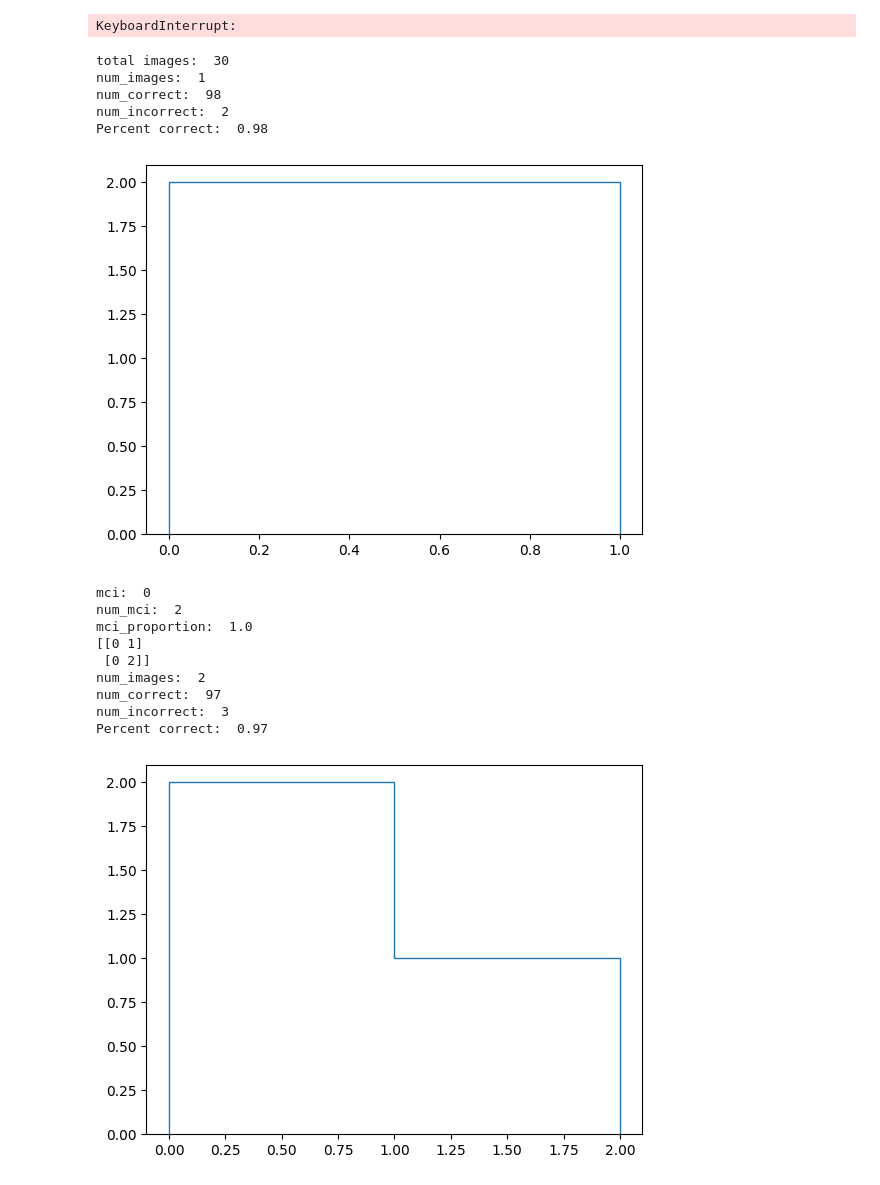
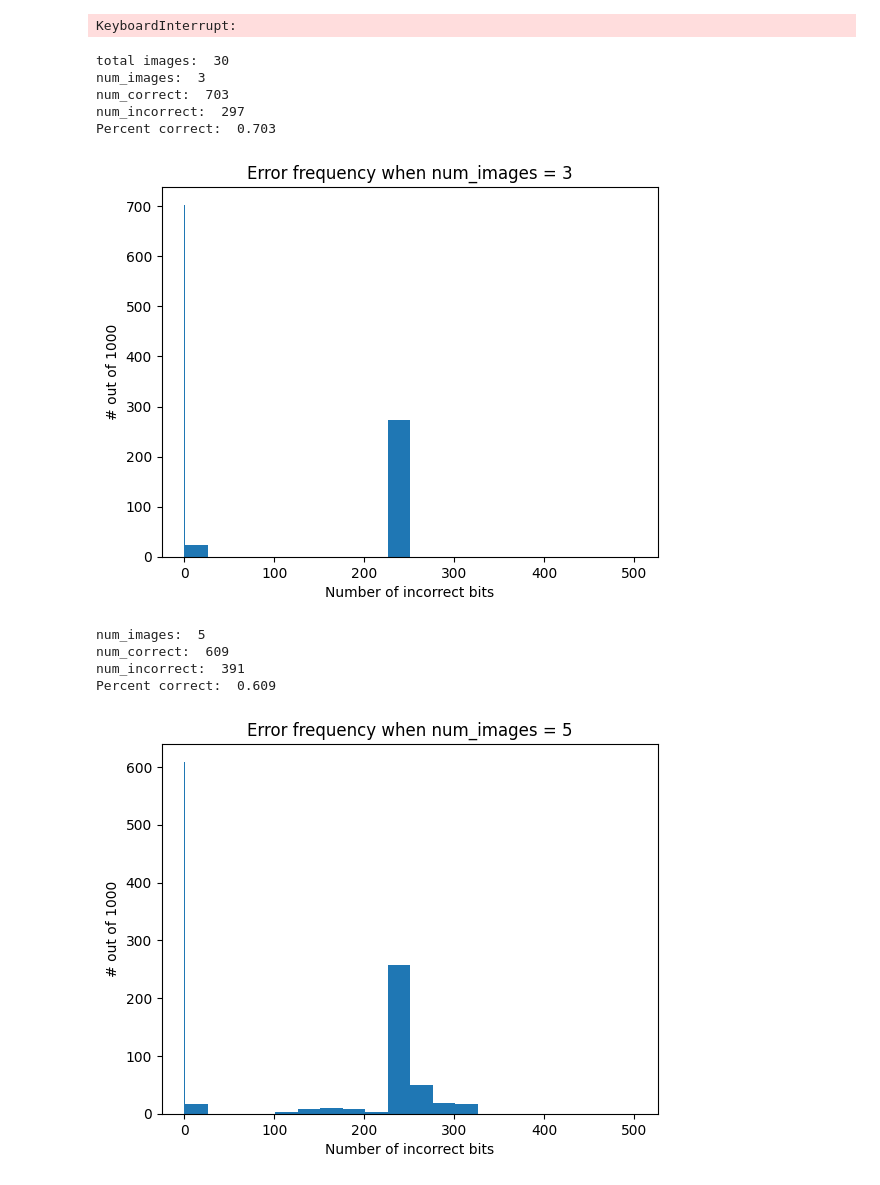
Before and after one commit to daniel-koronthaly/HopfieldImages, a Jupyter notebook: hopfield.ipynb, the cells around one changed output. Cells and saved outputs as stored; diff of their text form; code cells hidden in the pictures.

```diff
--- a/hopfield.ipynb
+++ b/hopfield.ipynb
@@ -472,7 +472,7 @@ def discrete_hopfield_trials(W, images, num_iter, num_trials):
 num_images = 30
 image_length = 32 * 32
 image_shape = (32, 32,)
-images = generate_uncorrelated_images(num_images, image_length, 0.48)
+images = generate_uncorrelated_images(num_images, image_length, 0.5)
 
 hamming_distance_matrix(images)
 
@@ -574,14 +588,15 @@ print("total images: ", len(images))
 image_length = 32 * 32
 image_shape = (32, 32,)
 num_neurons = 1024
-num_trials = 100
-num_images_arr = np.array([1, 2, 3, 4, 5, 6, 7, 8, 9, 10, 15, 20, 30])
-# num_images_arr = np.array([1, 2, 3, 4, 5])
+num_trials = 1000
+# num_images_arr = np.array([1, 2, 3, 4, 5, 6, 7, 8, 9, 10, 15, 20, 30])
+num_images_arr = np.array([3, 5, 10, 15, 20, 25, 30])
 
 # store output
 num_correct_arr = []
 mci_arr = []  # mci = Most Common Incorrect image index
 mci_proportion_arr = [] # number of times hopfield incorrectly guessed mci / total # times it recalled wrong memory
+
 
 # loop
 for num_images in num_images_arr:
@@ -592,53 +607,50 @@ for num_images in num_images_arr:
     data = discrete_hopfield_trials(W, trial_images, 10000, num_trials)
 
     num_correct = np.sum(data[:, 1] == 0)
     num_incorrect = num_trials-num_correct
     print("num_images: ", len(trial_images))
     print("num_correct: ", num_correct)
     print("num_incorrect: ", num_incorrect)
     print("Percent correct: ", float(num_correct)/float(num_trials))
 
     if num_incorrect == 0:
         num_correct_arr.append(num_correct)
         mci_arr.append(np.nan)
         mci_proportion_arr.append(np.nan)
     else:
         incorrect_data = data[data[:, 1] > 0, :]
-        counts, bins = np.histogram(incorrect_data[:,0], bins=np.arange(0, num_images+1, 1))
-        plt.stairs(counts)
+        counts, bins = np.histogram(data[:,1], bins=[0] + list(range(1, int(image_length/2), 25)))
+        plt.figure()
+        plt.hist(data[:,1], bins=bins)
+        plt.title(f"Error frequency when num_images = {num_images}")
+        plt.ylabel("# out of 1000")
+        plt.xlabel("Number of incorrect bits")
         plt.show()
-
         mci = np.argmax(counts)
         num_mci = np.sum(incorrect_data[:, 0] == mci)
         mci_proportion = num_mci/float(num_incorrect)
-        print("mci: ", mci)
-        print("num_mci: ", num_mci)
-        print("mci_proportion: ", mci_proportion)
-        print(incorrect_data)
-
+        # print("mci: ", mci)
+        # print("num_mci: ", num_mci)
+        # print("mci_proportion: ", mci_proportion)
+        # print(incorrect_data)
         num_correct_arr.append(num_correct)
         mci_arr.append(mci)
         mci_proportion_arr.append(mci_proportion)
 
 num_correct_arr = np.array(num_correct_arr)
 mci_arr = np.array(mci_arr)
 mci_proportion_arr = np.array(mci_proportion_arr)
 
 np.savez("discrete_hopfield_data", num_correct_arr=num_correct_arr, mci_arr=mci_arr, mci_proportion_arr=mci_proportion_arr, num_images_arr=num_images_arr)
 # %% [output]
 total images:  30
-num_images:  1
-num_correct:  98
-num_incorrect:  2
-Percent correct:  0.98
+num_images:  3
+num_correct:  703
+num_incorrect:  297
+Percent correct:  0.703
-[figure, old version]
+[figure, new version]
-mci:  0
-num_mci:  2
-mci_proportion:  1.0
-[[0 1]
- [0 2]]
-num_images:  2
-num_correct:  97
-num_incorrect:  3
-Percent correct:  0.97
+num_images:  5
+num_correct:  609
+num_incorrect:  391
+Percent correct:  0.609
-[figure, old version]
+[figure, new version]
```
Also changed, not shown: parts of 3 cells of this notebook.
